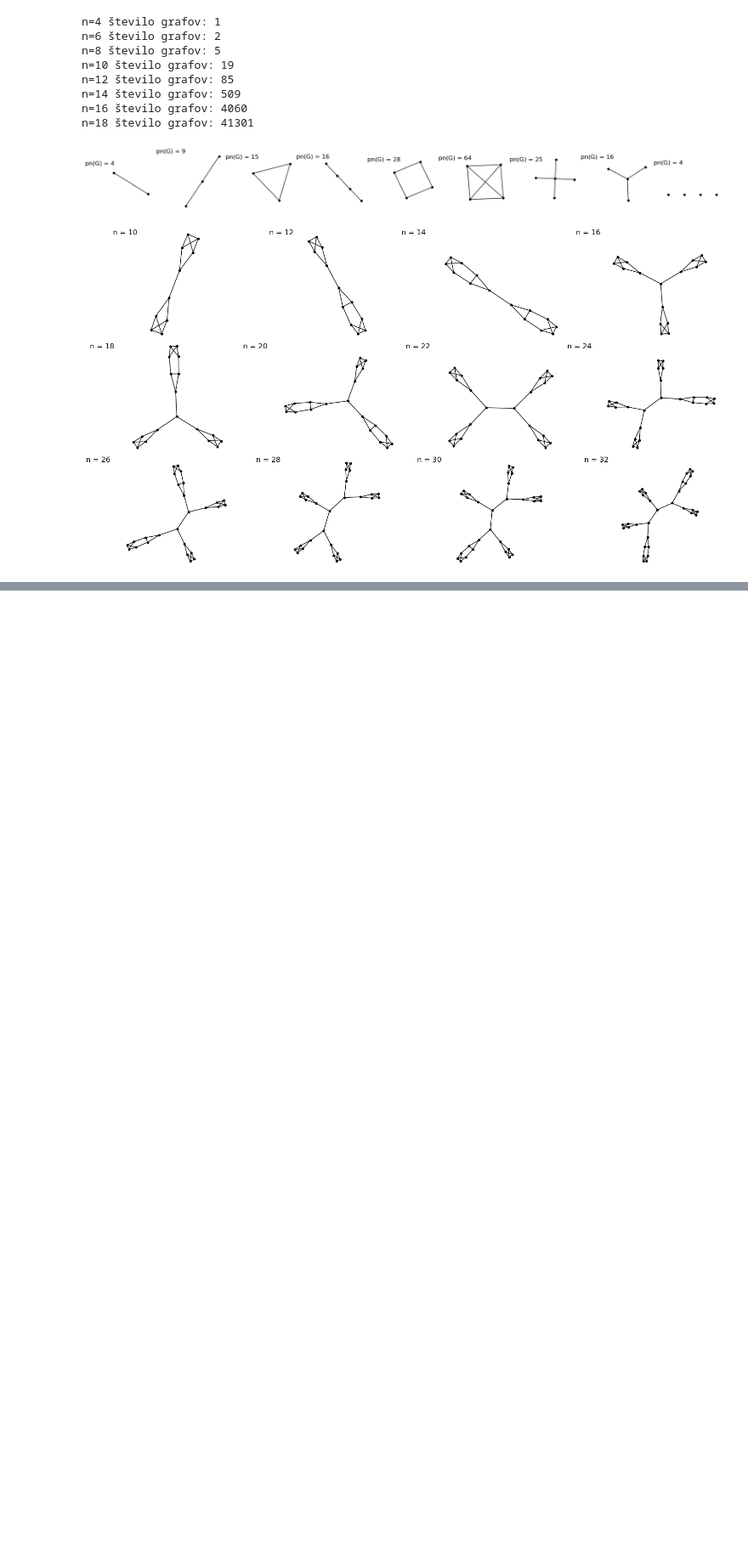
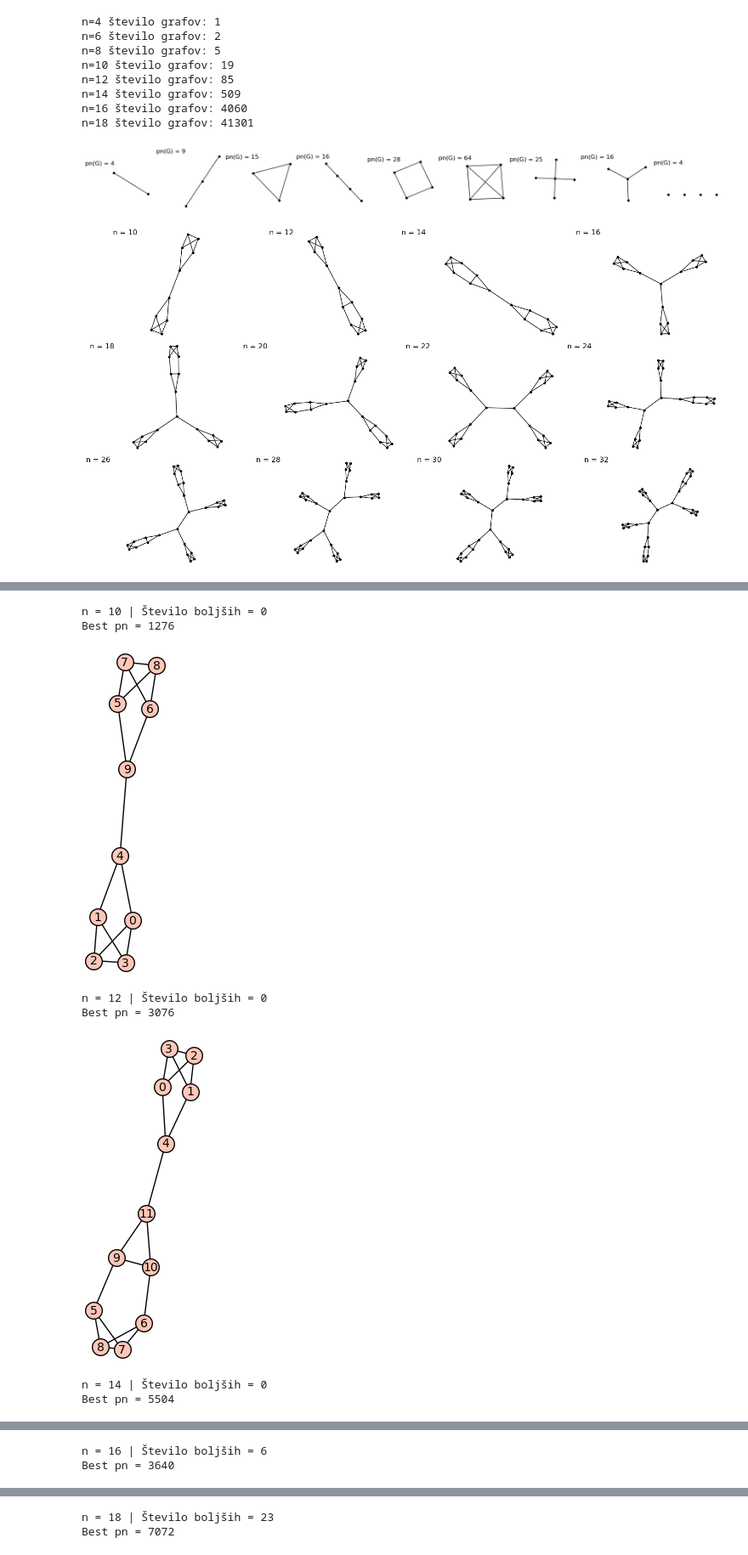
Before and after one commit to ZigaObradovic/FP_Group13, a Jupyter notebook: main.ipynb, the cells around one changed output, grey strips where cells are left out. Shown at 85% size. Saved outputs shown, nothing was run; the diff lists cells and outputs as text; code cells hidden in the pictures; blank space fills up the shorter version.

```diff
--- a/main.ipynb
+++ b/main.ipynb
@@ -139,0 +150,33 @@ GA.show(figsize=(15, 8), axes=False)
+# %%
+st_boljsih = []
+naj_grafi = []
+naj_pnji = []
+start_time = time.time()
+
+for n in range(10, 19, 2):
+    start = time.time()
+
+    Ln = Ln_graph(n)
+    pn = subpath_number(Ln)
+    boljsi = 0
+    naj_graf = Ln.graph6_string()
+    naj_pn = pn
+
+    for G in cubic_graphs(n):
+        pnG = subpath_number(G)
+
+        if pnG <  pn:
+            boljsi += 1
+
+            if pnG < naj_pn:
+                naj_pn = pnG
+                naj_graf = G.graph6_string()
+
+    st_boljsih.append(boljsi)
+    naj_grafi.append(naj_graf)
+    naj_pnji.append(naj_pn)
+
+    elapsed = time.time() - start_time
+    end = time.time() - start
+
+    print(f"Zaključil n = {n} | Porabil: {encode_time_hms(end)} | {encode_time_hms(elapsed)}")
@@ -139,0 +189,13 @@ GA.show(figsize=(15, 8), axes=False)
+# %%
+for i in range(len(st_boljsih)):
+    print(f"n = {10 + 2*i} | Število boljših = {st_boljsih[i]} \nBest pn = {naj_pnji[i]}")
+    Graph(naj_grafi[i]).show()
+# %% [output]
+n = 10 | Število boljših = 0
+Best pn = 1276
+[figure, added]
+n = 12 | Število boljših = 0
+Best pn = 3076
+[figure, added]
+n = 14 | Število boljših = 0
+Best pn = 5504
@@ -139,0 +203,2 @@ GA.show(figsize=(15, 8), axes=False)
+n = 16 | Število boljših = 6
+Best pn = 3640
@@ -139,0 +206,2 @@ GA.show(figsize=(15, 8), axes=False)
+n = 18 | Število boljših = 23
+Best pn = 7072
```
Also changed, not shown: parts of 4 cells of this notebook, 1 other file.
